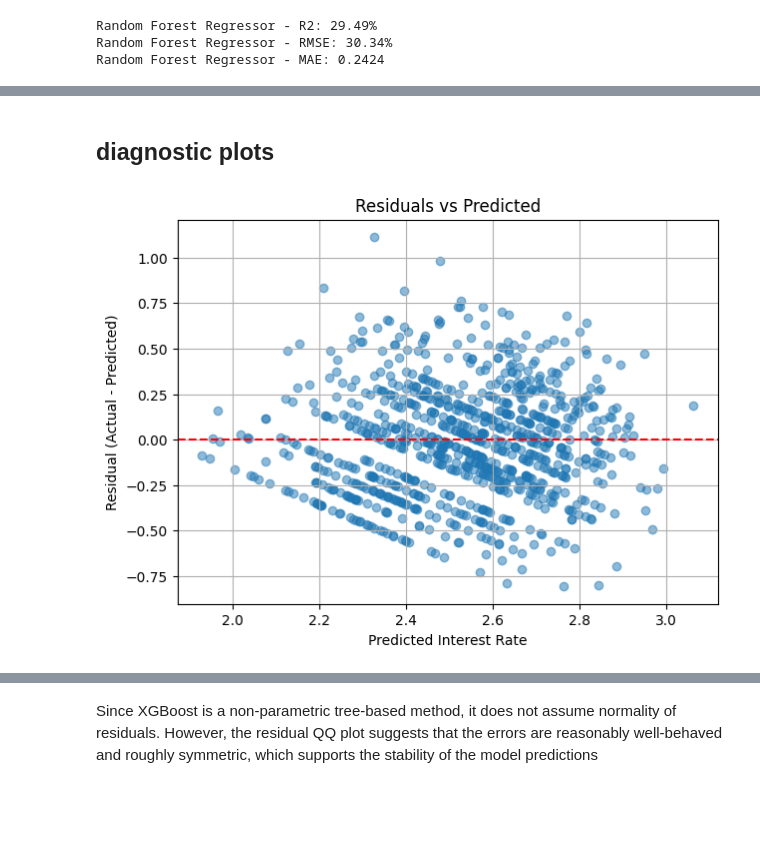
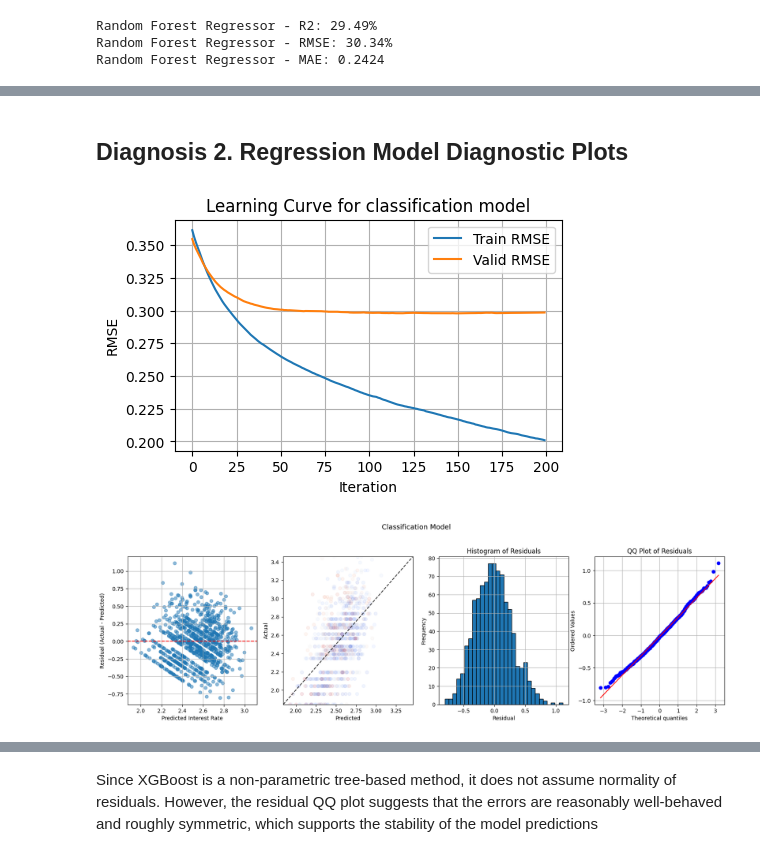
Before and after one commit to theodora-yko/lending_interest_rate_prediction, a Jupyter notebook: final.ipynb, the cells around one changed output, grey strips where cells are left out. Cells and saved outputs as stored; diff of their text form; code cells hidden in the pictures; blank space fills up the shorter version.

```diff
--- a/final.ipynb
+++ b/final.ipynb
@@ -759,15 +813,56 @@ plt.show()
 # %% [markdown]
-## diagnostic plots
+## Diagnosis 2. Regression Model Diagnostic Plots
+# %%
+results = xgb_reg.evals_result()
+
+# Plot training vs validation
+plt.figure(figsize=(5,3))
+plt.plot(results['validation_0']['rmse'], label='Train RMSE')
+plt.plot(results['validation_1']['rmse'], label='Valid RMSE')
+plt.xlabel('Iteration')
+plt.ylabel('RMSE')
+plt.title('Learning Curve for classification model')
+plt.legend()
+plt.grid(True)
+plt.show()
+# %% [output]
+[figure, added]
 # %%
 residuals = y_test_reg_safe - y_pred_xgb
+fig, axes = plt.subplots(figsize=(20, 5), ncols=4, nrows=1)
+fig.suptitle('Classification Model', fontsize=13, y = 1.05)
 
-plt.figure(figsize=(7,5))
-plt.scatter(y_pred_xgb, residuals, alpha=0.5)
-plt.axhline(0, color='red', linestyle='--')
-plt.xlabel('Predicted Interest Rate')
-plt.ylabel('Residual (Actual - Predicted)')
-plt.title('Residuals vs Predicted')
-plt.grid(True)
+axes[0].scatter(y_pred_xgb, residuals, alpha=0.5)
+axes[0].axhline(0, color='red', linestyle='--')
+axes[0].set_xlabel('Predicted Interest Rate')
+axes[0].set_ylabel('Residual (Actual - Predicted)')
+axes[0].grid(True)
+
+axes[1].scatter(y_pred_xgb, y_test_reg_safe, alpha=0.1,
+                c=df.iloc[encoded_X_test_safe.index]['loan_amount'],
+    cmap='coolwarm')
+
+# Plot y = x line
+lims = [np.min([y_pred_xgb, y_test_reg_safe]), np.max([y_pred_xgb, y_test_reg_safe])]
+axes[1].plot(lims, lims, 'k--', alpha=0.8)  # dashed black line
+axes[1].set_xlim(lims)
+axes[1].set_ylim(lims)
+
+axes[1].set_xlabel('Predicted')
+axes[1].set_ylabel('Actual')
+
+axes[2].hist(residuals, bins=30, edgecolor='k')
+axes[2].set_xlabel('Residual')
+axes[2].set_ylabel('Frequency')
+axes[2].set_title('Histogram of Residuals')
+axes[2].grid(True)
+
+import scipy.stats as stats
+
+stats.probplot(residuals, dist="norm", plot=axes[3])
+axes[3].set_title('QQ Plot of Residuals')
+axes[3].grid(True)
+
 plt.show()
 # %% [output]
-[figure, old version]
+[figure, new version]
```
Also changed, not shown: parts of 30 cells of this notebook.
